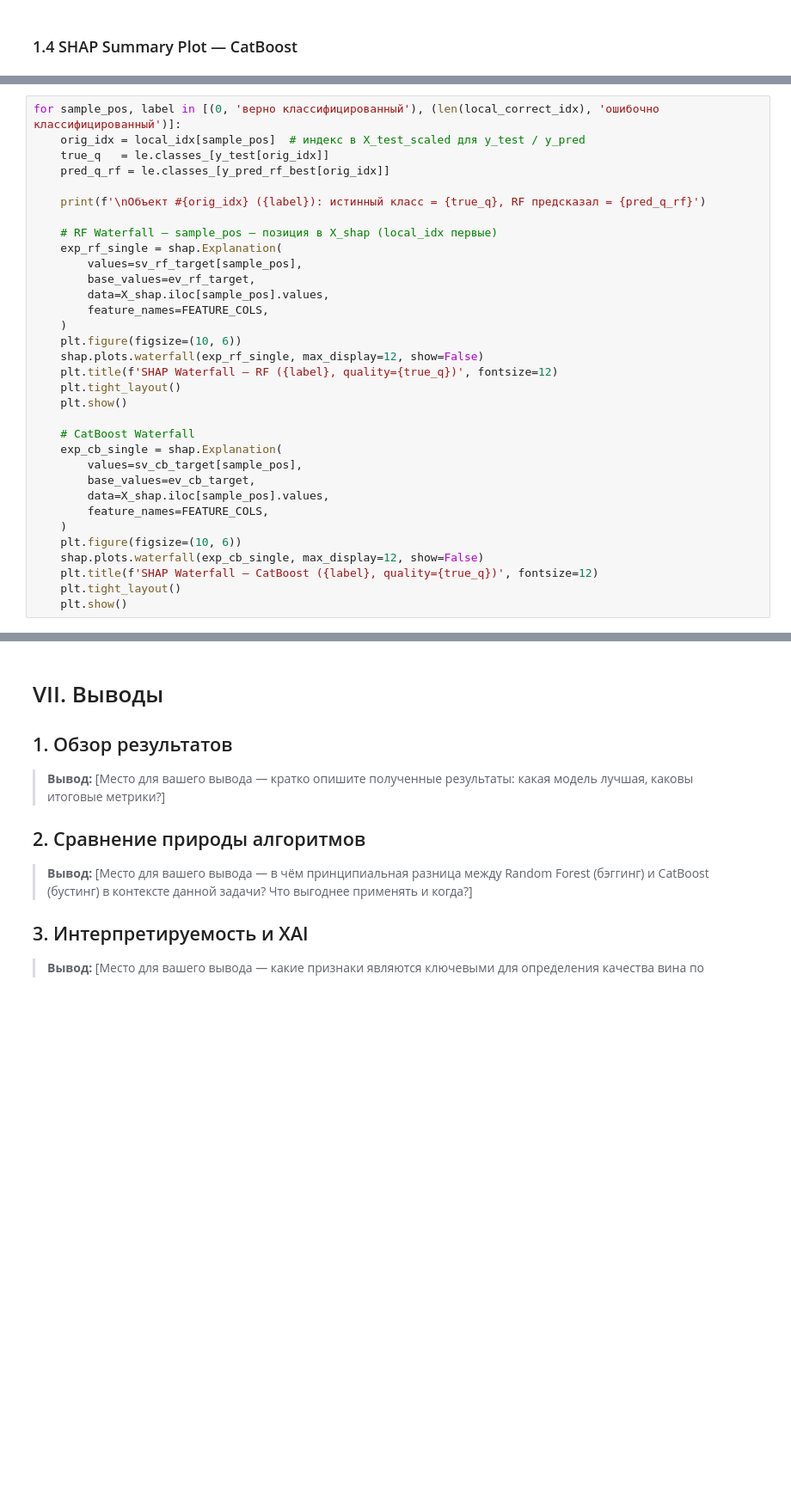
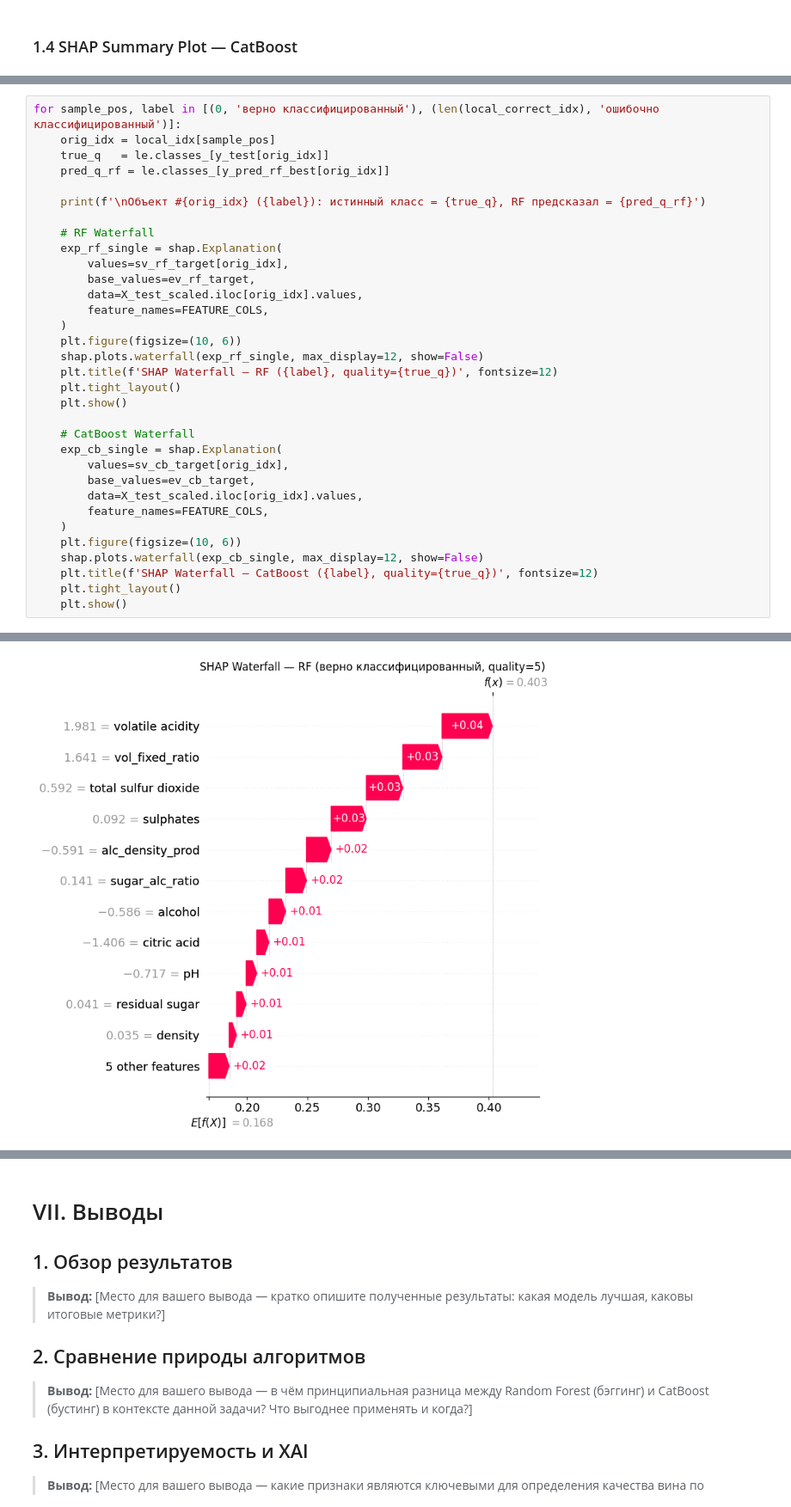
Before and after one commit to 2made1ra/ML2, a Jupyter notebook: LAB_I/notebooks/lab_1.ipynb, the cells around one changed output, grey strips where cells are left out. Shown at 86% size. Drawn from its saved outputs; the diff is of its cells as text; blank space fills up the shorter version.

```diff
--- a/LAB_I/notebooks/lab_1.ipynb
+++ b/LAB_I/notebooks/lab_1.ipynb
@@ -1279,16 +1306,16 @@ plt.show()
 # %%
 for sample_pos, label in [(0, 'верно классифицированный'), (len(local_correct_idx), 'ошибочно классифицированный')]:
-    orig_idx = local_idx[sample_pos]  # индекс в X_test_scaled для y_test / y_pred
+    orig_idx = local_idx[sample_pos]
     true_q   = le.classes_[y_test[orig_idx]]
     pred_q_rf = le.classes_[y_pred_rf_best[orig_idx]]
 
     print(f'\nОбъект #{orig_idx} ({label}): истинный класс = {true_q}, RF предсказал = {pred_q_rf}')
 
-    # RF Waterfall — sample_pos — позиция в X_shap (local_idx первые)
+    # RF Waterfall
     exp_rf_single = shap.Explanation(
-        values=sv_rf_target[sample_pos],
+        values=sv_rf_target[orig_idx],
         base_values=ev_rf_target,
-        data=X_shap.iloc[sample_pos].values,
+        data=X_test_scaled.iloc[orig_idx].values,
         feature_names=FEATURE_COLS,
     )
     plt.figure(figsize=(10, 6))
@@ -1299,9 +1326,9 @@ for sample_pos, label in [(0, 'верно классифицированный')
 
     # CatBoost Waterfall
     exp_cb_single = shap.Explanation(
-        values=sv_cb_target[sample_pos],
+        values=sv_cb_target[orig_idx],
         base_values=ev_cb_target,
-        data=X_shap.iloc[sample_pos].values,
+        data=X_test_scaled.iloc[orig_idx].values,
         feature_names=FEATURE_COLS,
     )
     plt.figure(figsize=(10, 6))
@@ -1309,3 +1336,4 @@ for sample_pos, label in [(0, 'верно классифицированный')
     plt.title(f'SHAP Waterfall — CatBoost ({label}, quality={true_q})', fontsize=12)
     plt.tight_layout()
     plt.show()
+# %% [output]
@@ -1311,0 +1341 @@ for sample_pos, label in [(0, 'верно классифицированный')
+[figure, added]
```
Also changed, not shown: parts of 54 cells of this notebook, 10 other files.
